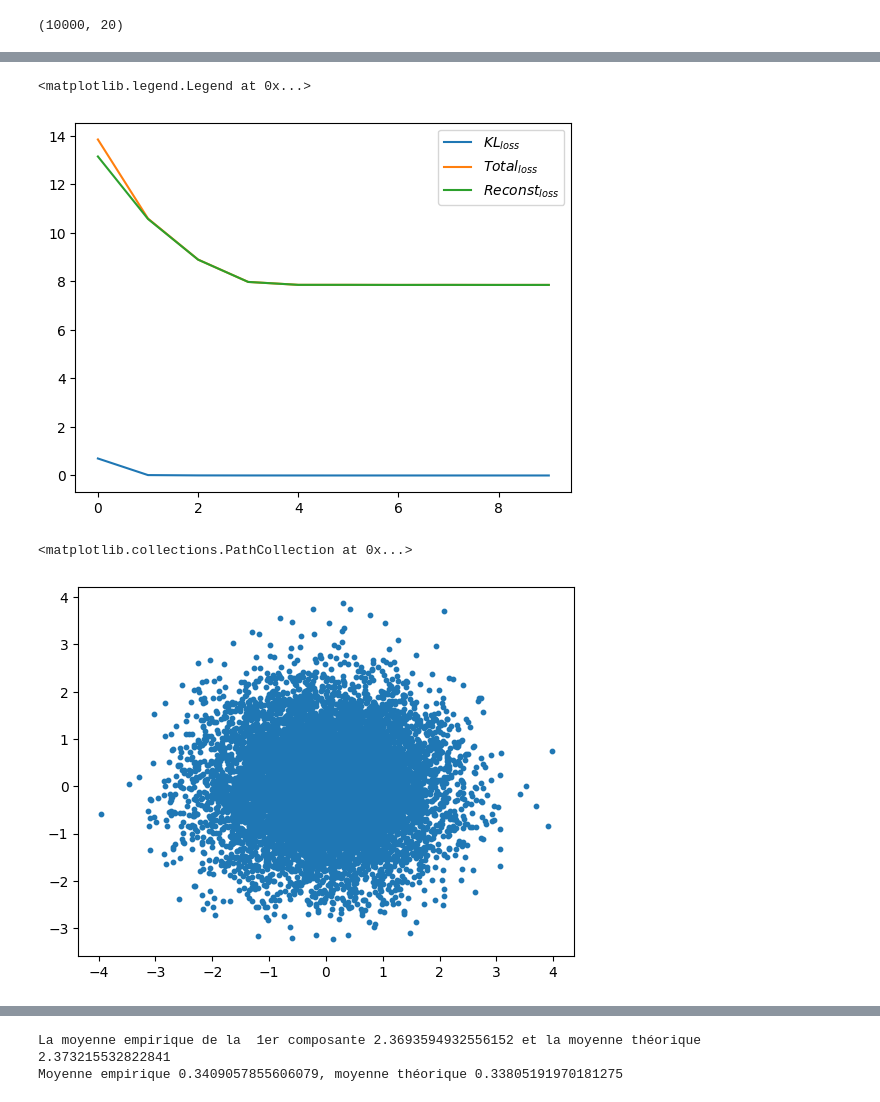
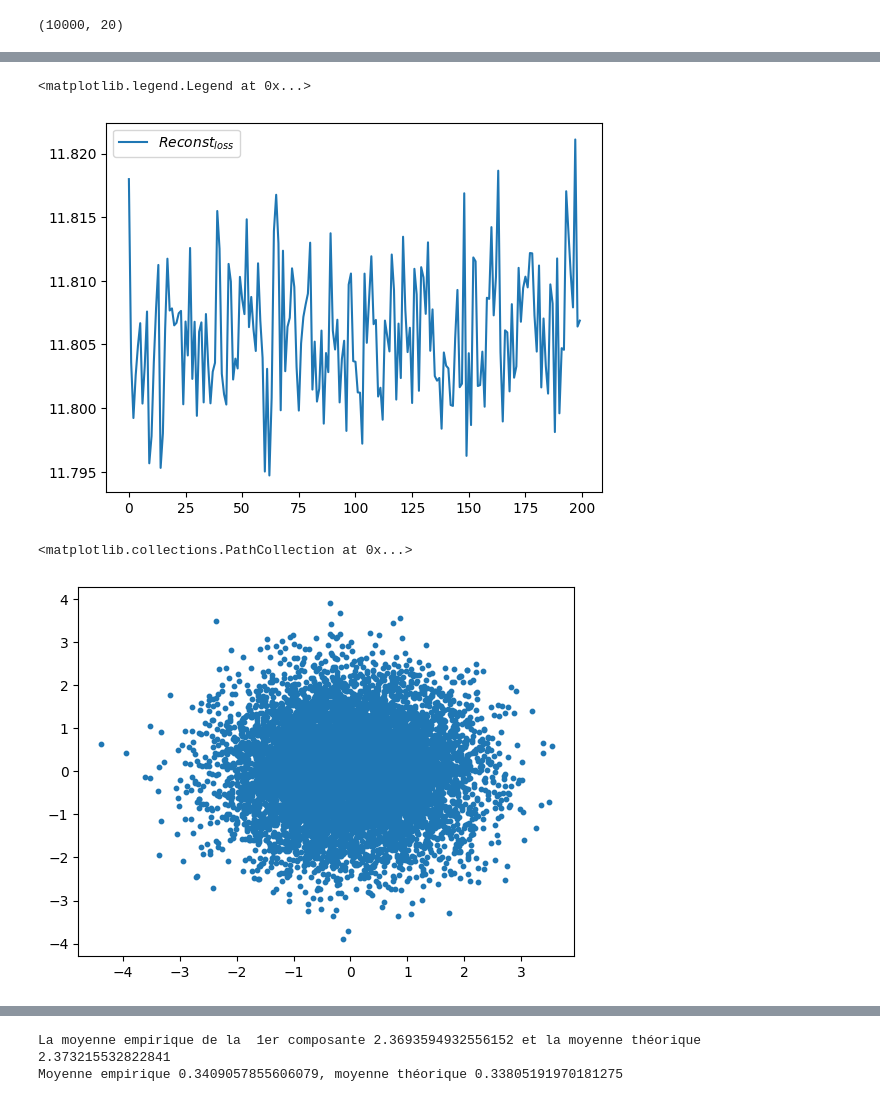
Before and after one commit to imn167/VAE_SS, a Jupyter notebook: 2_side_truncated.ipynb, the cells around one changed output, grey strips where cells are left out. Saved outputs shown, nothing was run; the diff lists cells and outputs as text; code cells hidden in the pictures.

```diff
--- a/2_side_truncated.ipynb
+++ b/2_side_truncated.ipynb
@@ -35,4 +37,4 @@ boucle 10000 terminéE
 #np.save('2_component_truncated.npy', dist)
 # %%
 dist = np.load('2_component_truncated.npy')
-dist.shape
+d = dist.shape[1]
@@ -52,3 +79,4 @@ for i in range(20):
 # %%
-encoder = Encoder(2)
-decoder = Decoder(2)
+encoder = Encoder(d,2,16)
+decoder = Decoder(d,2)
+vae = VAE(encoder, decoder)
@@ -57,6 +83,6 @@ vae = VAE(encoder, decoder)
 # %%
-vae.compile(optimizer= tf.keras.optimizers.Adam(learning_rate= 1e-3))
-history = vae.fit(dist,epochs=10,
-    batch_size=32,
+vae.compile(optimizer= tf.keras.optimizers.Adam(learning_rate= 0.01))
+history = vae.fit(dist,epochs=20,
+    batch_size=10,
     shuffle=True)
 # %% [output]
@@ -83,11 +94,11 @@ Epoch 10/10
 # %%
-plt.plot(history.history['kl_loss'], label = r'$KL_{loss}$')
-plt.plot(history.history['loss'], label = r'$Total_{loss}$')
+#plt.plot(history.history['kl_loss'], label = r'$KL_{loss}$')
+#plt.plot(history.history['loss'], label = r'$Total_{loss}$')
 plt.plot(history.history['reconstruction_loss'], label = r'$Reconst_{loss}$')
 plt.legend()
 # %% [output]
 <matplotlib.legend.Legend at 0x...>
-[figure, old version]
+[figure, new version]
 # %%
 _,_, z = encoder(dist)
 mean_x, log_var_x = decoder(z) #we get each mean and log variance of the several distribution then we sample from it
@@ -97,4 +108,4 @@ sample = np.random.normal(loc=mean_x, scale= tf.exp(log_var_x/2))
 plt.scatter(z[:, 0], z[:, 1], s = 10)
 # %% [output]
 <matplotlib.collections.PathCollection at 0x...>
-[figure, old version]
+[figure, new version]
```
Also changed, not shown: parts of 13 cells of this notebook, 4 other files.
